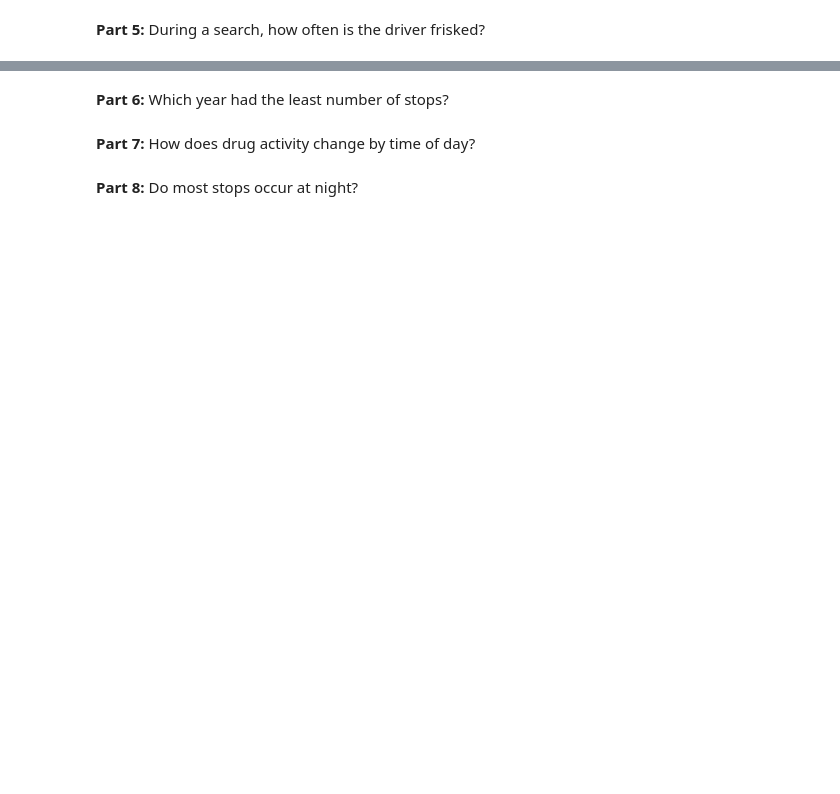
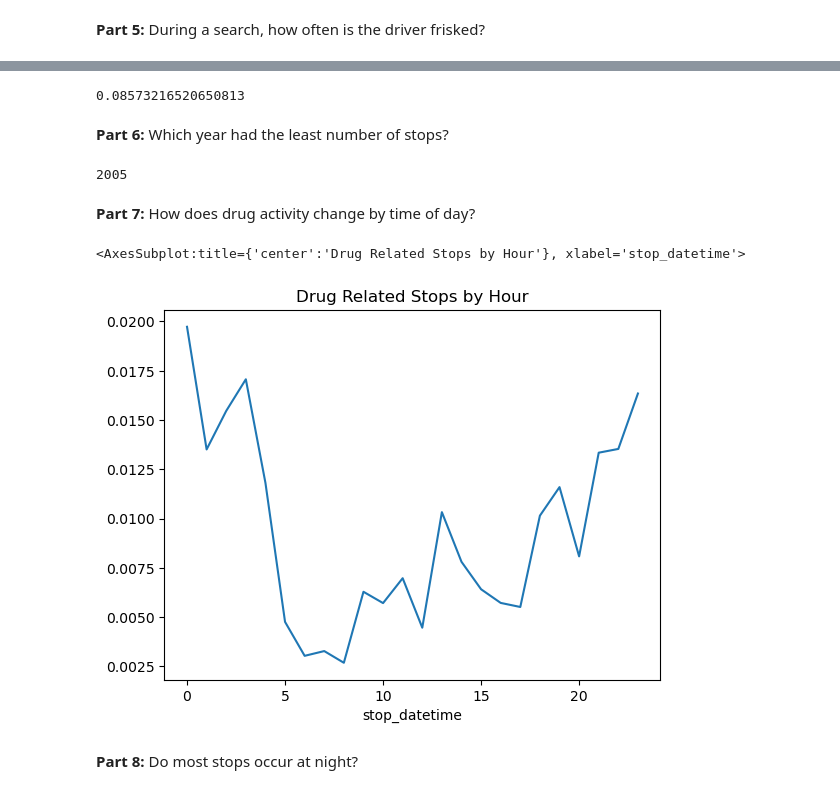
Before and after one commit to cake-dev/Data-Science-Practice, a Jupyter notebook: Jupyter Notebooks/Pandas/homework/Homework problem 1.ipynb, the cells around one changed output, grey strips where cells are left out. Cells and saved outputs as stored; diff of their text form; code cells hidden in the pictures; blank space fills up the shorter version.

```diff
--- a/Jupyter Notebooks/Pandas/homework/Homework problem 1.ipynb
+++ b/Jupyter Notebooks/Pandas/homework/Homework problem 1.ipynb
@@ -44,6 +109,26 @@ IsSpeeding.head()
+# %%
+# search the search_type column for the word 'Frisk' and get the mean (the result is a boolean series so we can get the mean)
+frisk_rate = searches_df['search_type'].str.contains('Frisk', na=False).mean()
+frisk_rate
+# %% [output]
+0.08573216520650813
 # %% [markdown]
 **Part 6:**  Which year had the least number of stops?
+# %%
+year_stop_counts = ri['stop_datetime'].dt.year.value_counts() # dt year is a series so we can get the value counts
+min(year_stop_counts.index) # the year is the index so we can get the min and max
+# %% [output]
+2005
 # %% [markdown]
 **Part 7:** How does drug activity change by time of day?
+# %%
+# group by hour and count the drug-related stops
+hourly_drug_rate = ri.groupby(ri['stop_datetime'].dt.hour)['drugs_related_stop'].mean()
+
+# plot the results
+hourly_drug_rate.plot(title='Drug Related Stops by Hour')
+# %% [output]
+<AxesSubplot:title={'center':'Drug Related Stops by Hour'}, xlabel='stop_datetime'>
+[figure, added]
 # %% [markdown]
 **Part 8:** Do most stops occur at night?
```
Also changed, not shown: parts of 10 cells of this notebook, 4 other files.
